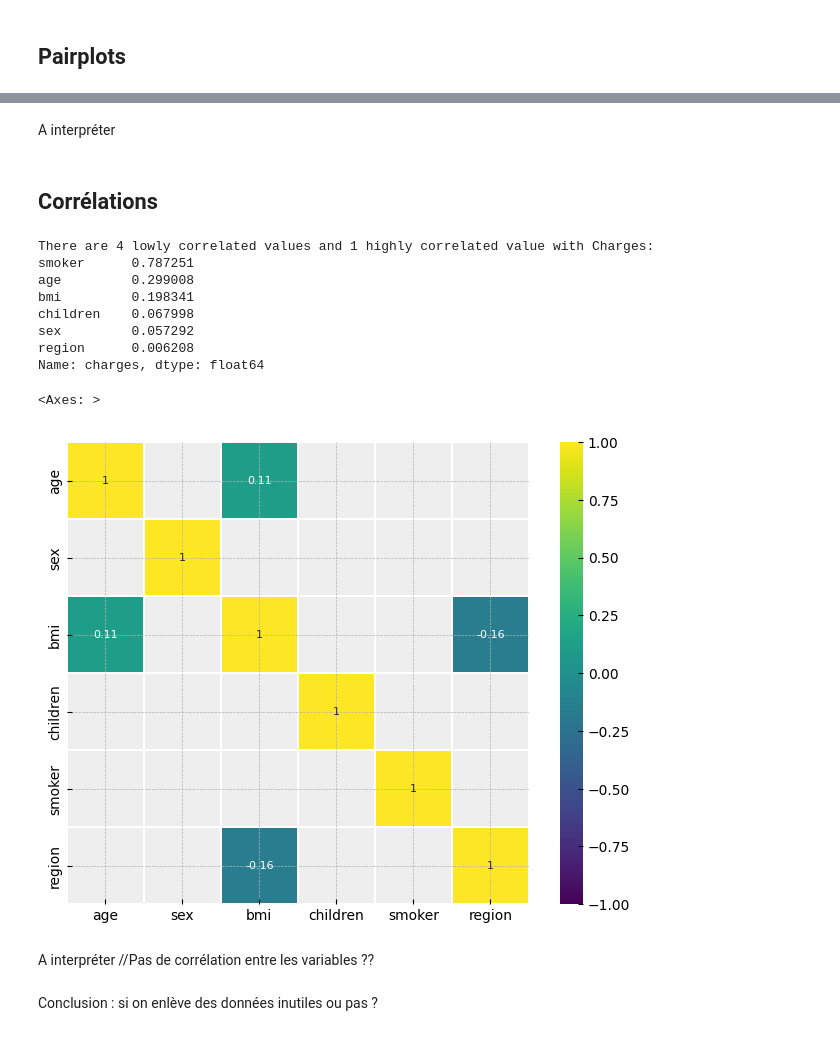
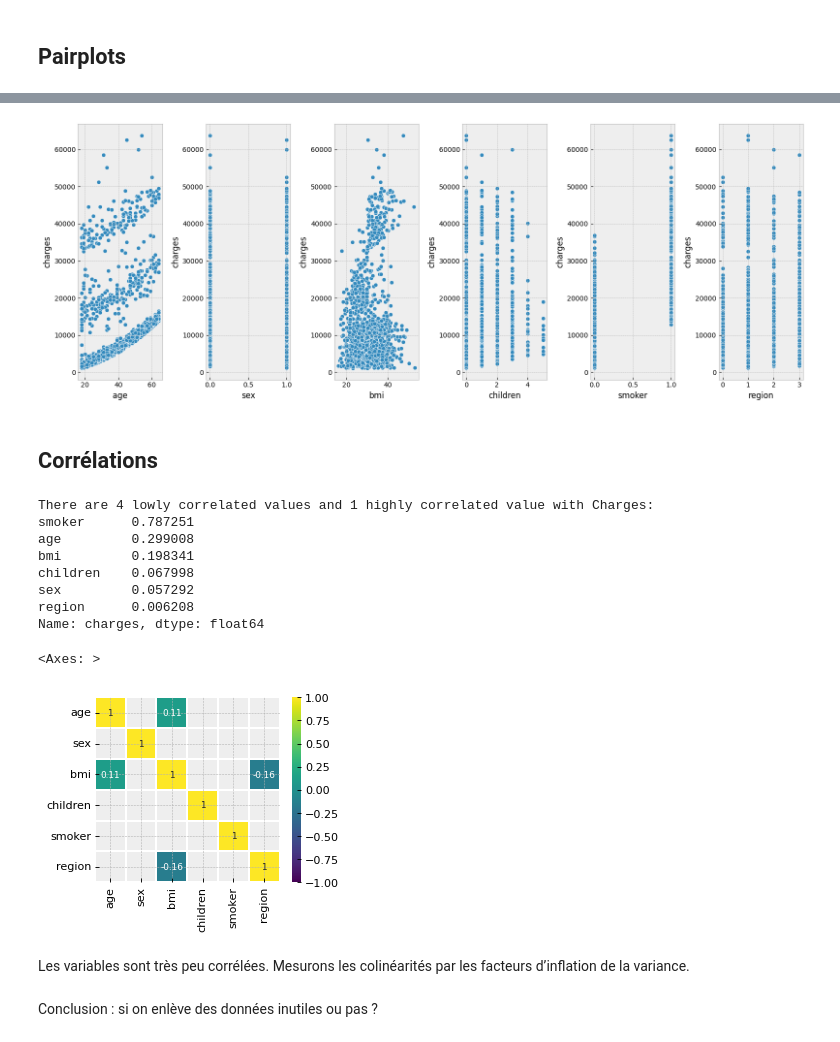
Before and after one commit to MathildeMrz/Machine_Learning, a Jupyter notebook: Medical_Costs/script.ipynb, the cells around one changed output, grey strips where cells are left out. Cells and saved outputs as stored; diff of their text form; code cells hidden in the pictures.

```diff
--- a/Medical_Costs/script.ipynb
+++ b/Medical_Costs/script.ipynb
@@ -145,40 +96,50 @@ sns.pairplot(data=df, x_vars=['region'], y_vars=['charges'])
-# %% [markdown]
-A interpréter
+# %%
+fig, axes = plt.subplots(1, 6, figsize=(16, 6))
+
+sns.scatterplot(data=df, x='age', y='charges', ax=axes[0])
+sns.scatterplot(data=df, x='sex', y='charges', ax=axes[1])
+sns.scatterplot(data=df, x='bmi', y='charges', ax=axes[2])
+sns.scatterplot(data=df, x='children', y='charges', ax=axes[3])
+sns.scatterplot(data=df, x='smoker', y='charges', ax=axes[4])
+sns.scatterplot(data=df, x='region', y='charges', ax=axes[5])
+
+plt.tight_layout()
+# %% [output]
+[figure, added]
 # %% [markdown]
 ## Corrélations
 # %%
 dfcorr = df.corr()['charges'][:-1]
 golden_features_list = dfcorr.sort_values(ascending=False)
 print(
     "\nThere are {} lowly correlated values and 1 highly correlated value with Charges:\n{}"
     .format(len(golden_features_list) - 2, golden_features_list))
 
 corr = df.drop('charges',
                axis=1).corr()  # We already examined Charges correlations
-plt.figure(figsize=(8, 6))
+plt.figure(figsize=(4, 3), dpi=80)
 
 sns.heatmap(corr[(corr >= 0.1) | (corr <= -0.1)],
             cmap='viridis',
             vmax=1.0,
             vmin=-1.0,
             linewidths=0.1,
             annot=True,
             annot_kws={"size": 8},
             square=True)
 # %% [output]
 There are 4 lowly correlated values and 1 highly correlated value with Charges:
 smoker      0.787251
 age         0.299008
 bmi         0.198341
 children    0.067998
 sex         0.057292
 region      0.006208
 Name: charges, dtype: float64
 <Axes: >
-[figure, old version]
+[figure, new version]
-# %% [markdown]
-A interpréter
-//Pas de corrélation entre les variables ??
+# %% [markdown]
+Les variables sont très peu corrélées. Mesurons les colinéarités par les facteurs d’inflation de la variance.
 # %% [markdown]
 Conclusion : si on enlève des données inutiles ou pas ?
 # %% [markdown]
```
Also changed, not shown: parts of 88 cells of this notebook.
